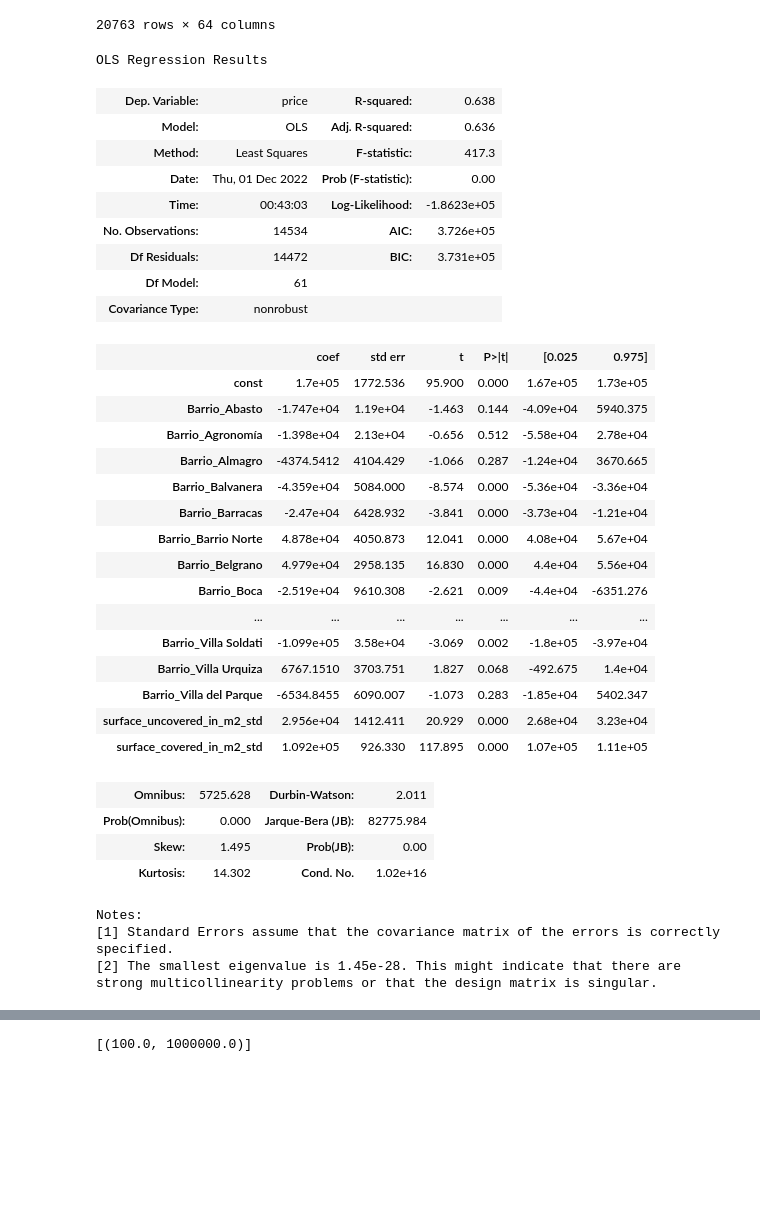
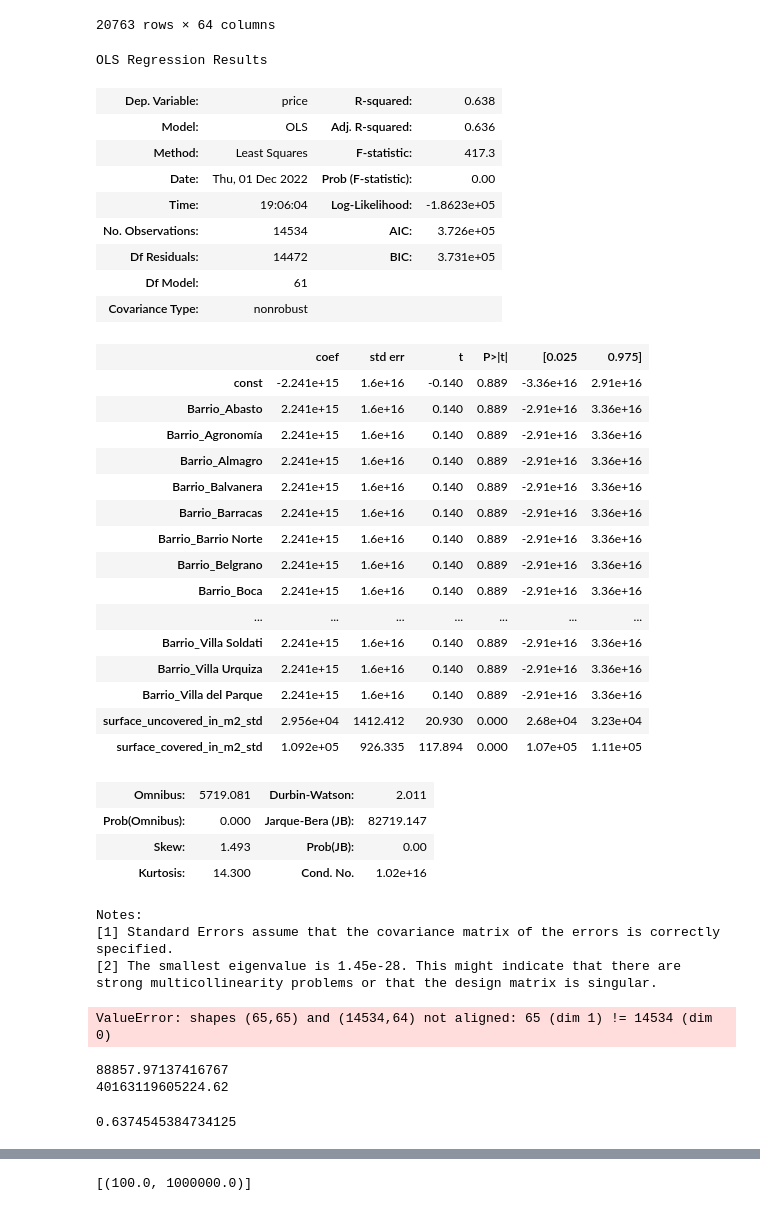
Before and after one commit to JuanMartin-Garcia/TP2_DataScience, a Jupyter notebook: TP2_Clean copy.ipynb, the cells around one changed output, grey strips where cells are left out. Drawn from its saved outputs; the diff is of its cells as text; code cells hidden in the pictures; blank space fills up the shorter version.

```diff
--- a/TP2_Clean copy.ipynb
+++ b/TP2_Clean copy.ipynb
@@ -359,42 +362,48 @@ X_train, X_test, y_train, y_test = train_test_split(X, y, test_size = 0.3, rando
 # %%
  #Tenemos que agregar explícitamente a una constante:
 X_train_sm = sm.add_constant(X_train)
 
-model = sm.OLS(y_train, X_train_sm).fit()
+model = sm.OLS(y_train, X_train_sm)
+results = model.fit()
 
-model.summary()
+
+results.summary()
 # %% [output]
 OLS Regression Results
 | Dep. Variable: | price | R-squared: | 0.638 |
 | Model: | OLS | Adj. R-squared: | 0.636 |
 | Method: | Least Squares | F-statistic: | 417.3 |
 | Date: | Thu, 01 Dec 2022 | Prob (F-statistic): | 0.00 |
-| Time: | 00:43:03 | Log-Likelihood: | -1.8623e+05 |
+| Time: | 19:06:04 | Log-Likelihood: | -1.8623e+05 |
 | No. Observations: | 14534 | AIC: | 3.726e+05 |
 | Df Residuals: | 14472 | BIC: | 3.731e+05 |
 | Df Model: | 61 |  |  |
 | Covariance Type: | nonrobust |  |  |
 |  | coef | std err | t | P>|t| | [0.025 | 0.975] |
-| const | 1.7e+05 | 1772.536 | 95.900 | 0.000 | 1.67e+05 | 1.73e+05 |
-| Barrio_Abasto | -1.747e+04 | 1.19e+04 | -1.463 | 0.144 | -4.09e+04 | 5940.375 |
-| Barrio_Agronomía | -1.398e+04 | 2.13e+04 | -0.656 | 0.512 | -5.58e+04 | 2.78e+04 |
-| Barrio_Almagro | -4374.5412 | 4104.429 | -1.066 | 0.287 | -1.24e+04 | 3670.665 |
-| Barrio_Balvanera | -4.359e+04 | 5084.000 | -8.574 | 0.000 | -5.36e+04 | -3.36e+04 |
-| Barrio_Barracas | -2.47e+04 | 6428.932 | -3.841 | 0.000 | -3.73e+04 | -1.21e+04 |
-| Barrio_Barrio Norte | 4.878e+04 | 4050.873 | 12.041 | 0.000 | 4.08e+04 | 5.67e+04 |
-| Barrio_Belgrano | 4.979e+04 | 2958.135 | 16.830 | 0.000 | 4.4e+04 | 5.56e+04 |
-| Barrio_Boca | -2.519e+04 | 9610.308 | -2.621 | 0.009 | -4.4e+04 | -6351.276 |
+| const | -2.241e+15 | 1.6e+16 | -0.140 | 0.889 | -3.36e+16 | 2.91e+16 |
+| Barrio_Abasto | 2.241e+15 | 1.6e+16 | 0.140 | 0.889 | -2.91e+16 | 3.36e+16 |
+| Barrio_Agronomía | 2.241e+15 | 1.6e+16 | 0.140 | 0.889 | -2.91e+16 | 3.36e+16 |
+| Barrio_Almagro | 2.241e+15 | 1.6e+16 | 0.140 | 0.889 | -2.91e+16 | 3.36e+16 |
+| Barrio_Balvanera | 2.241e+15 | 1.6e+16 | 0.140 | 0.889 | -2.91e+16 | 3.36e+16 |
+| Barrio_Barracas | 2.241e+15 | 1.6e+16 | 0.140 | 0.889 | -2.91e+16 | 3.36e+16 |
+| Barrio_Barrio Norte | 2.241e+15 | 1.6e+16 | 0.140 | 0.889 | -2.91e+16 | 3.36e+16 |
+| Barrio_Belgrano | 2.241e+15 | 1.6e+16 | 0.140 | 0.889 | -2.91e+16 | 3.36e+16 |
+| Barrio_Boca | 2.241e+15 | 1.6e+16 | 0.140 | 0.889 | -2.91e+16 | 3.36e+16 |
 | ... | ... | ... | ... | ... | ... | ... |
-| Barrio_Villa Soldati | -1.099e+05 | 3.58e+04 | -3.069 | 0.002 | -1.8e+05 | -3.97e+04 |
-| Barrio_Villa Urquiza | 6767.1510 | 3703.751 | 1.827 | 0.068 | -492.675 | 1.4e+04 |
-| Barrio_Villa del Parque | -6534.8455 | 6090.007 | -1.073 | 0.283 | -1.85e+04 | 5402.347 |
-| surface_uncovered_in_m2_std | 2.956e+04 | 1412.411 | 20.929 | 0.000 | 2.68e+04 | 3.23e+04 |
-| surface_covered_in_m2_std | 1.092e+05 | 926.330 | 117.895 | 0.000 | 1.07e+05 | 1.11e+05 |
+| Barrio_Villa Soldati | 2.241e+15 | 1.6e+16 | 0.140 | 0.889 | -2.91e+16 | 3.36e+16 |
+| Barrio_Villa Urquiza | 2.241e+15 | 1.6e+16 | 0.140 | 0.889 | -2.91e+16 | 3.36e+16 |
+| Barrio_Villa del Parque | 2.241e+15 | 1.6e+16 | 0.140 | 0.889 | -2.91e+16 | 3.36e+16 |
+| surface_uncovered_in_m2_std | 2.956e+04 | 1412.412 | 20.930 | 0.000 | 2.68e+04 | 3.23e+04 |
+| surface_covered_in_m2_std | 1.092e+05 | 926.335 | 117.894 | 0.000 | 1.07e+05 | 1.11e+05 |
-| Omnibus: | 5725.628 | Durbin-Watson: | 2.011 |
-| Prob(Omnibus): | 0.000 | Jarque-Bera (JB): | 82775.984 |
-| Skew: | 1.495 | Prob(JB): | 0.00 |
-| Kurtosis: | 14.302 | Cond. No. | 1.02e+16 |
+| Omnibus: | 5719.081 | Durbin-Watson: | 2.011 |
+| Prob(Omnibus): | 0.000 | Jarque-Bera (JB): | 82719.147 |
+| Skew: | 1.493 | Prob(JB): | 0.00 |
+| Kurtosis: | 14.300 | Cond. No. | 1.02e+16 |
 Notes:
 [1] Standard Errors assume that the covariance matrix of the errors is correctly specified.
 [2] The smallest eigenvalue is 1.45e-28. This might indicate that there are
 strong multicollinearity problems or that the design matrix is singular.
+# %%
+print(f"Score R2 en train de modelo es: {model.score(X_train, y_train)} y en test es {model.score(X_test, y_test)}")
+# %% [output]
+ValueError: shapes (65,65) and (14534,64) not aligned: 65 (dim 1) != 14534 (dim 0)
@@ -400,0 +412,21 @@ strong multicollinearity problems or that the design matrix is singular.
+# %%
+sm_prediction_train = model.predict(X_train_sm)
+print(eval_measures.rmse(y_train, sm_prediction_train))
+
+X_test_sm = sm.add_constant(X_test)
+sm_prediction_test = model.predict(X_test_sm)
+print(eval_measures.rmse(y_test, sm_prediction_test))
+# %% [output]
+88857.97137416767
+40163119605224.62
+# %%
+# Definimos el rango de de búsqueda del hiperparametro explicitamente
+lm_lasso = linear_model.LassoCV(alphas=[0.00001, 0.00005, 0.0001, 0.0005, 0.001, 0.005, 0.01,\
+                                        0.05, 0.1, 1, 5, 10],\
+                                        normalize = False, cv = 5)
+
+model_cv = lm_lasso.fit(X_train, y_train)
+
+model_cv.score(X_train, y_train)
+# %% [output]
+0.6374545384734125
```
Also changed, not shown: parts of 22 cells of this notebook.
